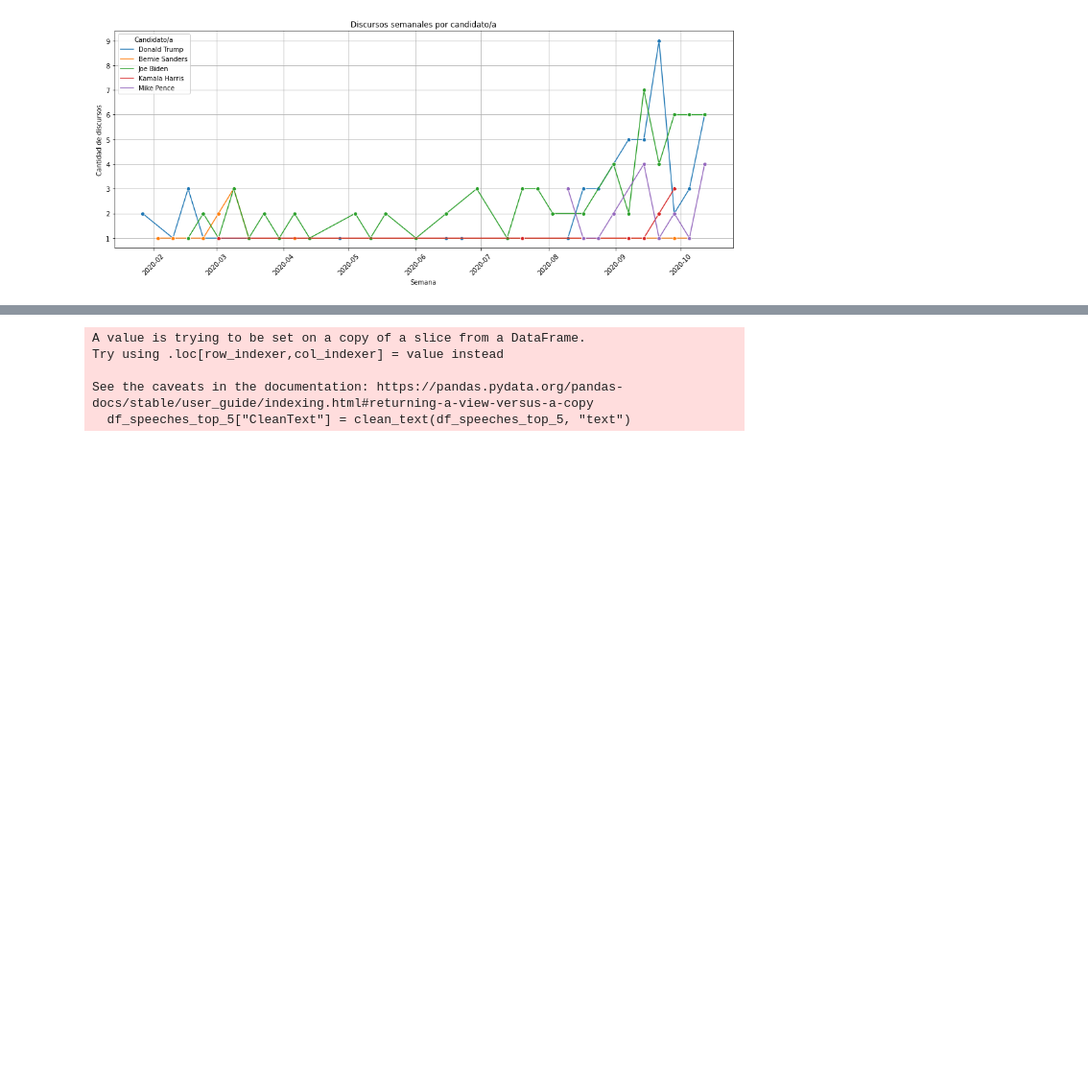
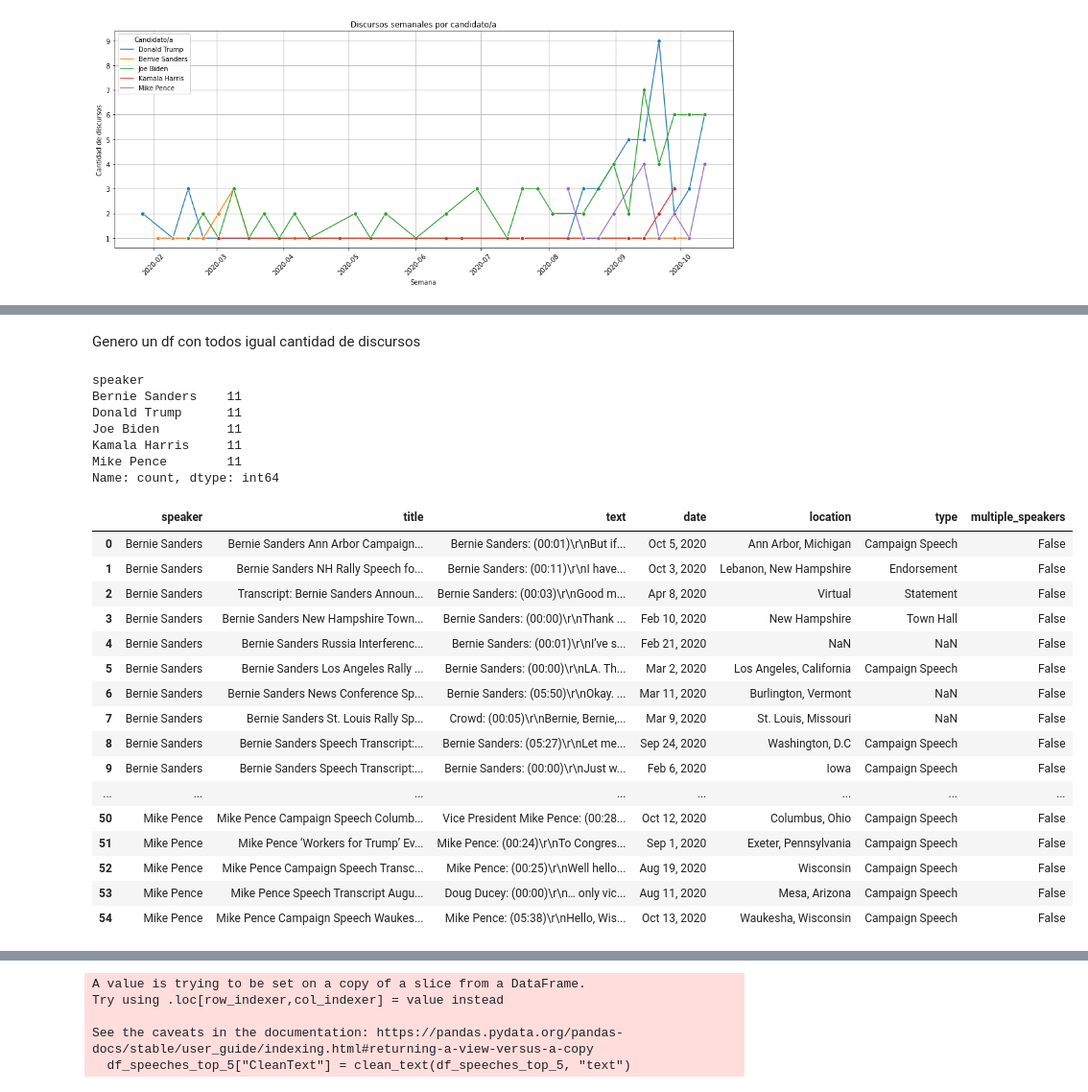
Before and after one commit to Jonathanrr98/intro-cd-tarea1, a Jupyter notebook: us2020_propuesta_estudiantes.ipynb, the cells around one changed output, grey strips where cells are left out. Shown: that part at 96% size. Drawn from its saved outputs; the diff is of its cells as text; code cells hidden in the pictures; blank space fills up the shorter version.

```diff
--- a/us2020_propuesta_estudiantes.ipynb
+++ b/us2020_propuesta_estudiantes.ipynb
@@ -517,0 +522,34 @@ plt.show()
+# %% [markdown]
+Genero un df con todos igual cantidad de discursos
+# %%
+# Dataset con máximo 11 discursos por speaker (si tienen más, se recortan)
+df_top_5_max_11 = df_speeches_top_5.groupby('speaker').apply(lambda x: x.sample(n=11, random_state=42) if len(x) > 11 else x).reset_index(drop=True)
+
+print(df_top_5_max_11['speaker'].value_counts())  # Todos deben tener como máximo 11
+
+df_top_5_max_11
+# %% [output]
+speaker
+Bernie Sanders    11
+Donald Trump      11
+Joe Biden         11
+Kamala Harris     11
+Mike Pence        11
+Name: count, dtype: int64
+|  | speaker | title | text | date | location | type | multiple_speakers |
+| 0 | Bernie Sanders | Bernie Sanders Ann Arbor Campaign... | Bernie Sanders: (00:01)\r\nBut if... | Oct 5, 2020 | Ann Arbor, Michigan | Campaign Speech | False |
+| 1 | Bernie Sanders | Bernie Sanders NH Rally Speech fo... | Bernie Sanders: (00:11)\r\nI have... | Oct 3, 2020 | Lebanon, New Hampshire | Endorsement | False |
+| 2 | Bernie Sanders | Transcript: Bernie Sanders Announ... | Bernie Sanders: (00:03)\r\nGood m... | Apr 8, 2020 | Virtual | Statement | False |
+| 3 | Bernie Sanders | Bernie Sanders New Hampshire Town... | Bernie Sanders: (00:00)\r\nThank ... | Feb 10, 2020 | New Hampshire | Town Hall | False |
+| 4 | Bernie Sanders | Bernie Sanders Russia Interferenc... | Bernie Sanders: (00:01)\r\nI’ve s... | Feb 21, 2020 | NaN | NaN | False |
+| 5 | Bernie Sanders | Bernie Sanders Los Angeles Rally ... | Bernie Sanders: (00:00)\r\nLA. Th... | Mar 2, 2020 | Los Angeles, California | Campaign Speech | False |
+| 6 | Bernie Sanders | Bernie Sanders News Conference Sp... | Bernie Sanders: (05:50)\r\nOkay. ... | Mar 11, 2020 | Burlington, Vermont | NaN | False |
+| 7 | Bernie Sanders | Bernie Sanders St. Louis Rally Sp... | Crowd: (00:05)\r\nBernie, Bernie,... | Mar 9, 2020 | St. Louis, Missouri | NaN | False |
+| 8 | Bernie Sanders | Bernie Sanders Speech Transcript:... | Bernie Sanders: (05:27)\r\nLet me... | Sep 24, 2020 | Washington, D.C | Campaign Speech | False |
+| 9 | Bernie Sanders | Bernie Sanders Speech Transcript:... | Bernie Sanders: (00:00)\r\nJust w... | Feb 6, 2020 | Iowa | Campaign Speech | False |
+| ... | ... | ... | ... | ... | ... | ... | ... |
+| 50 | Mike Pence | Mike Pence Campaign Speech Columb... | Vice President Mike Pence: (00:28... | Oct 12, 2020 | Columbus, Ohio | Campaign Speech | False |
+| 51 | Mike Pence | Mike Pence ‘Workers for Trump’ Ev... | Mike Pence: (00:24)\r\nTo Congres... | Sep 1, 2020 | Exeter, Pennsylvania | Campaign Speech | False |
+| 52 | Mike Pence | Mike Pence Campaign Speech Transc... | Mike Pence: (00:25)\r\nWell hello... | Aug 19, 2020 | Wisconsin | Campaign Speech | False |
+| 53 | Mike Pence | Mike Pence Speech Transcript Augu... | Doug Ducey: (00:00)\r\n… only vic... | Aug 11, 2020 | Mesa, Arizona | Campaign Speech | False |
+| 54 | Mike Pence | Mike Pence Campaign Speech Waukes... | Mike Pence: (05:38)\r\nHello, Wis... | Oct 13, 2020 | Waukesha, Wisconsin | Campaign Speech | False |
```
Also changed, not shown: parts of 32 cells of this notebook.
